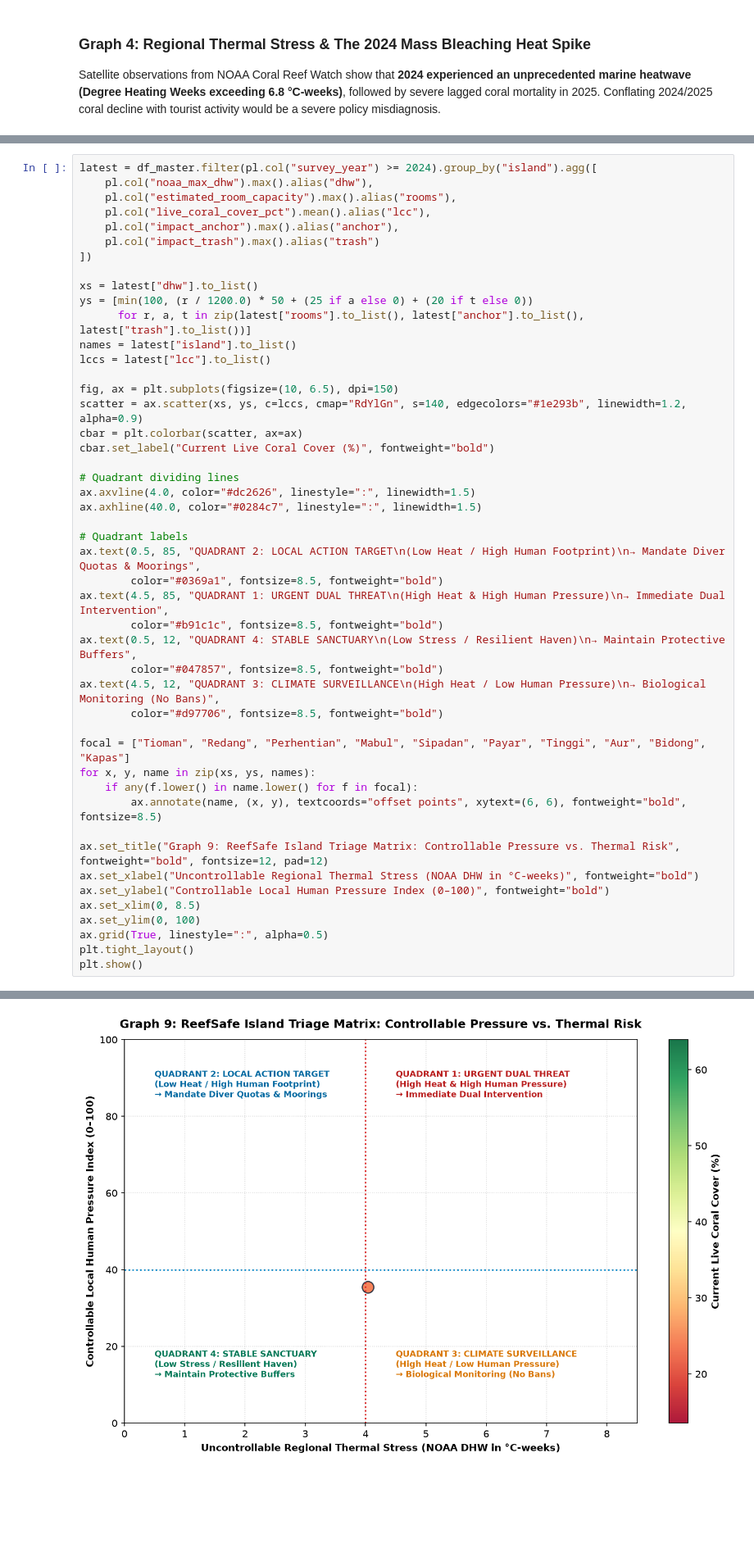
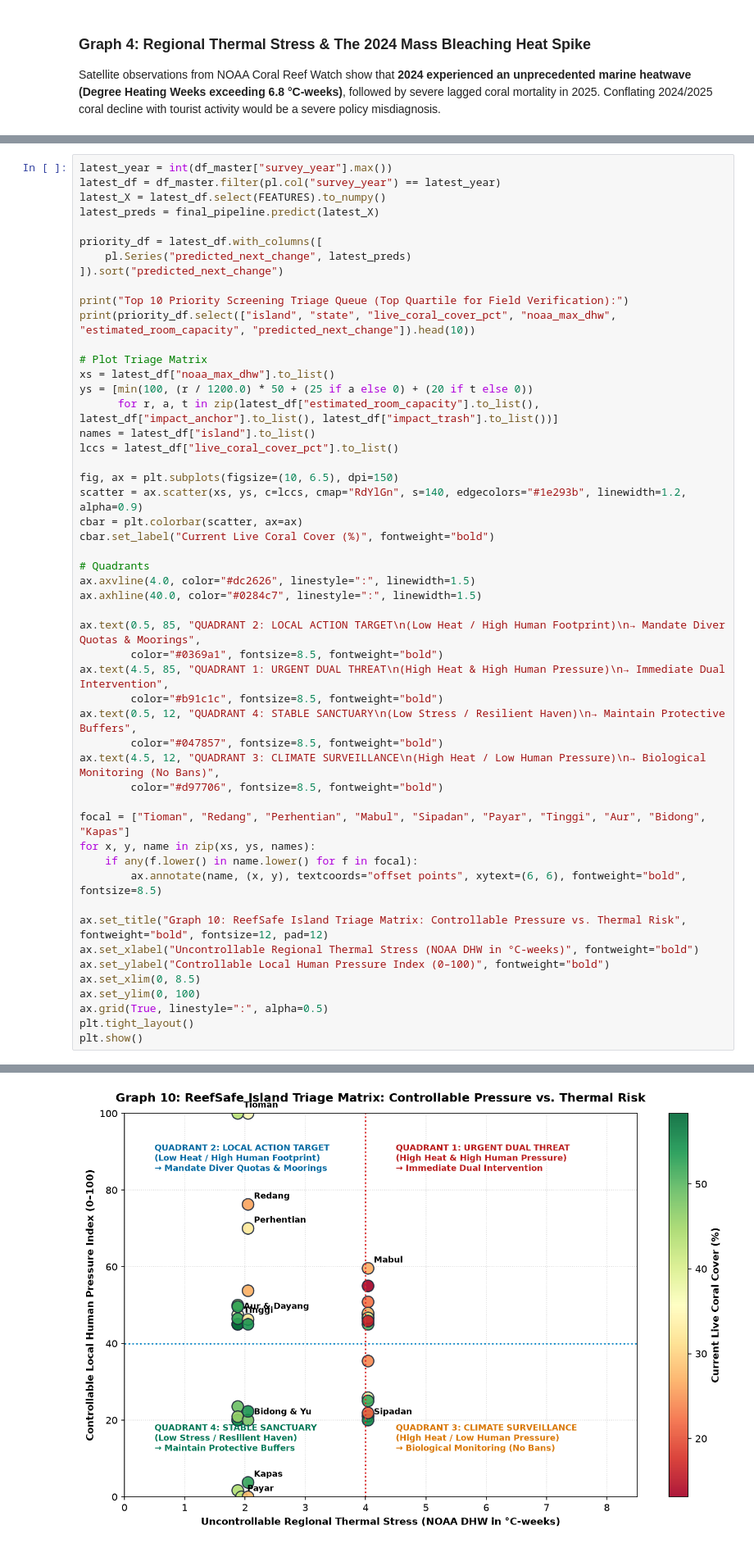
Before and after one commit to Chee613/dosm2026, a Jupyter notebook: notebooks/01_reproducible_pipeline.ipynb, the cells around one changed output, grey strips where cells are left out. Shown at 82% size. Cells and saved outputs as stored; diff of their text form; blank space fills up the shorter version.

Commit message:
feat(notebook): implement 100% self-contained from-scratch notebook and harmonize 40 vs 56 island metrics

```diff
--- a/notebooks/01_reproducible_pipeline.ipynb
+++ b/notebooks/01_reproducible_pipeline.ipynb
@@ -461,30 +655,34 @@ To operationalize decision-making for government rangers and state tourism exco,
 3. **Quadrant 3 (Climate Surveillance):** High Thermal Stress but Low Human Footprint $\rightarrow$ Biological Monitoring & Shading (Zero Punitive Business Bans).
 4. **Quadrant 4 (Stable Sanctuary):** Low Thermal Stress & Low Human Footprint $\rightarrow$ Maintain Protective Buffer Zones.
 # %%
-latest = df_master.filter(pl.col("survey_year") >= 2024).group_by("island").agg([
-    pl.col("noaa_max_dhw").max().alias("dhw"),
-    pl.col("estimated_room_capacity").max().alias("rooms"),
-    pl.col("live_coral_cover_pct").mean().alias("lcc"),
-    pl.col("impact_anchor").max().alias("anchor"),
-    pl.col("impact_trash").max().alias("trash")
-])
+latest_year = int(df_master["survey_year"].max())
+latest_df = df_master.filter(pl.col("survey_year") == latest_year)
+latest_X = latest_df.select(FEATURES).to_numpy()
+latest_preds = final_pipeline.predict(latest_X)
 
-xs = latest["dhw"].to_list()
+priority_df = latest_df.with_columns([
+    pl.Series("predicted_next_change", latest_preds)
+]).sort("predicted_next_change")
+
+print("Top 10 Priority Screening Triage Queue (Top Quartile for Field Verification):")
+print(priority_df.select(["island", "state", "live_coral_cover_pct", "noaa_max_dhw", "estimated_room_capacity", "predicted_next_change"]).head(10))
+
+# Plot Triage Matrix
+xs = latest_df["noaa_max_dhw"].to_list()
 ys = [min(100, (r / 1200.0) * 50 + (25 if a else 0) + (20 if t else 0))
-      for r, a, t in zip(latest["rooms"].to_list(), latest["anchor"].to_list(), latest["trash"].to_list())]
-names = latest["island"].to_list()
-lccs = latest["lcc"].to_list()
+      for r, a, t in zip(latest_df["estimated_room_capacity"].to_list(), latest_df["impact_anchor"].to_list(), latest_df["impact_trash"].to_list())]
+names = latest_df["island"].to_list()
+lccs = latest_df["live_coral_cover_pct"].to_list()
 
 fig, ax = plt.subplots(figsize=(10, 6.5), dpi=150)
 scatter = ax.scatter(xs, ys, c=lccs, cmap="RdYlGn", s=140, edgecolors="#1e293b", linewidth=1.2, alpha=0.9)
 cbar = plt.colorbar(scatter, ax=ax)
 cbar.set_label("Current Live Coral Cover (%)", fontweight="bold")
 
-# Quadrant dividing lines
+# Quadrants
 ax.axvline(4.0, color="#dc2626", linestyle=":", linewidth=1.5)
 ax.axhline(40.0, color="#0284c7", linestyle=":", linewidth=1.5)
 
-# Quadrant labels
 ax.text(0.5, 85, "QUADRANT 2: LOCAL ACTION TARGET\n(Low Heat / High Human Footprint)\n→ Mandate Diver Quotas & Moorings",
         color="#0369a1", fontsize=8.5, fontweight="bold")
 ax.text(4.5, 85, "QUADRANT 1: URGENT DUAL THREAT\n(High Heat & High Human Pressure)\n→ Immediate Dual Intervention",
@@ -499,7 +697,7 @@ for x, y, name in zip(xs, ys, names):
     if any(f.lower() in name.lower() for f in focal):
         ax.annotate(name, (x, y), textcoords="offset points", xytext=(6, 6), fontweight="bold", fontsize=8.5)
 
-ax.set_title("Graph 9: ReefSafe Island Triage Matrix: Controllable Pressure vs. Thermal Risk", fontweight="bold", fontsize=12, pad=12)
+ax.set_title("Graph 10: ReefSafe Island Triage Matrix: Controllable Pressure vs. Thermal Risk", fontweight="bold", fontsize=12, pad=12)
 ax.set_xlabel("Uncontrollable Regional Thermal Stress (NOAA DHW in °C-weeks)", fontweight="bold")
 ax.set_ylabel("Controllable Local Human Pressure Index (0–100)", fontweight="bold")
 ax.set_xlim(0, 8.5)
@@ -511,4 +729,4 @@ plt.show()
-[figure, old version]
+[figure, new version]
 # %% [markdown]
 ---
 ## Project Assumptions & Governance Guardrails
```
Also changed, not shown: parts of 37 cells of this notebook, 5 other files.
